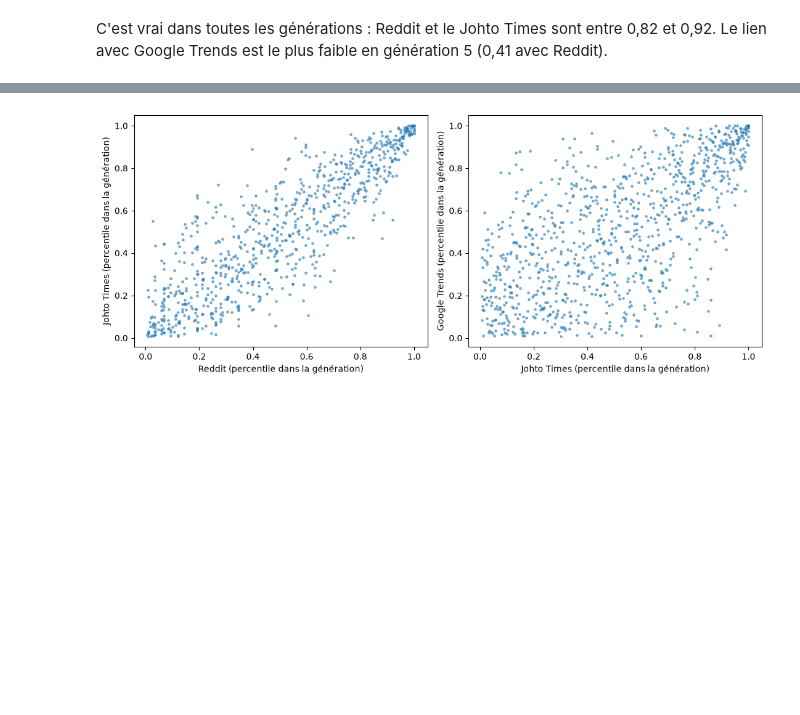
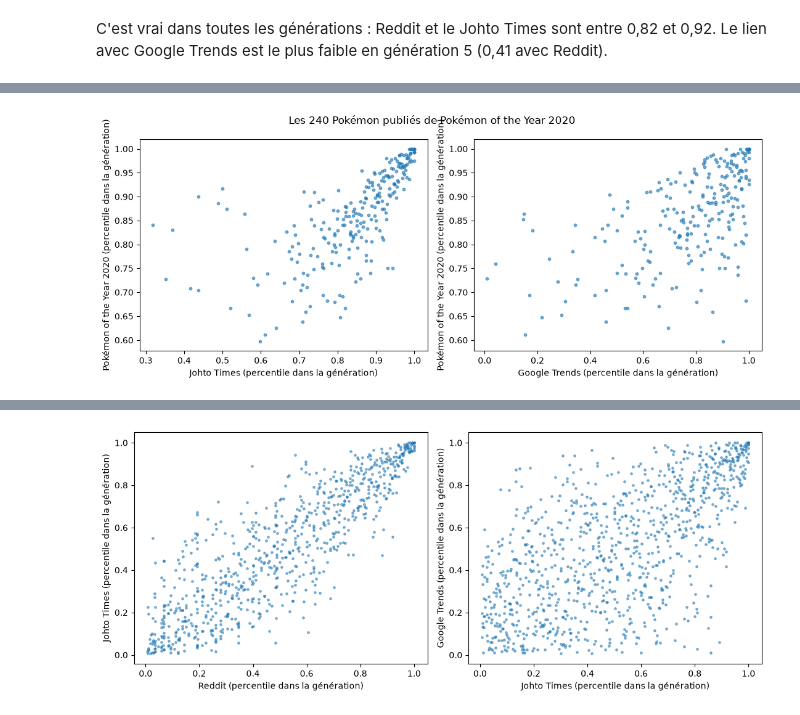
Before and after one commit to Kez0X/projet_pokemon, a Jupyter notebook: notebooks/02_popularite_sources.ipynb, the cells around one changed output, grey strips where cells are left out. Saved outputs shown, nothing was run; the diff lists cells and outputs as text; code cells hidden in the pictures; blank space fills up the shorter version.

```diff
--- a/notebooks/02_popularite_sources.ipynb
+++ b/notebooks/02_popularite_sources.ipynb
@@ -688,0 +747,13 @@ C'est vrai dans toutes les générations : Reddit et le Johto Times sont entre 0
+# %%
+fig, axes = plt.subplots(1, 2, figsize=(11, 4.5))
+axes[0].scatter(publies.johto_pct_gen, publies.poty_pct_gen, s=10, alpha=.6)
+axes[0].set_xlabel("Johto Times (percentile dans la génération)")
+axes[0].set_ylabel("Pokémon of the Year 2020 (percentile dans la génération)")
+axes[1].scatter(publies.trends_pct_gen, publies.poty_pct_gen, s=10, alpha=.6)
+axes[1].set_xlabel("Google Trends (percentile dans la génération)")
+axes[1].set_ylabel("Pokémon of the Year 2020 (percentile dans la génération)")
+fig.suptitle("Les 240 Pokémon publiés de Pokémon of the Year 2020")
+plt.tight_layout()
+plt.show()
+# %% [output]
+[figure, added]
```
Also changed, not shown: parts of 20 cells of this notebook.
